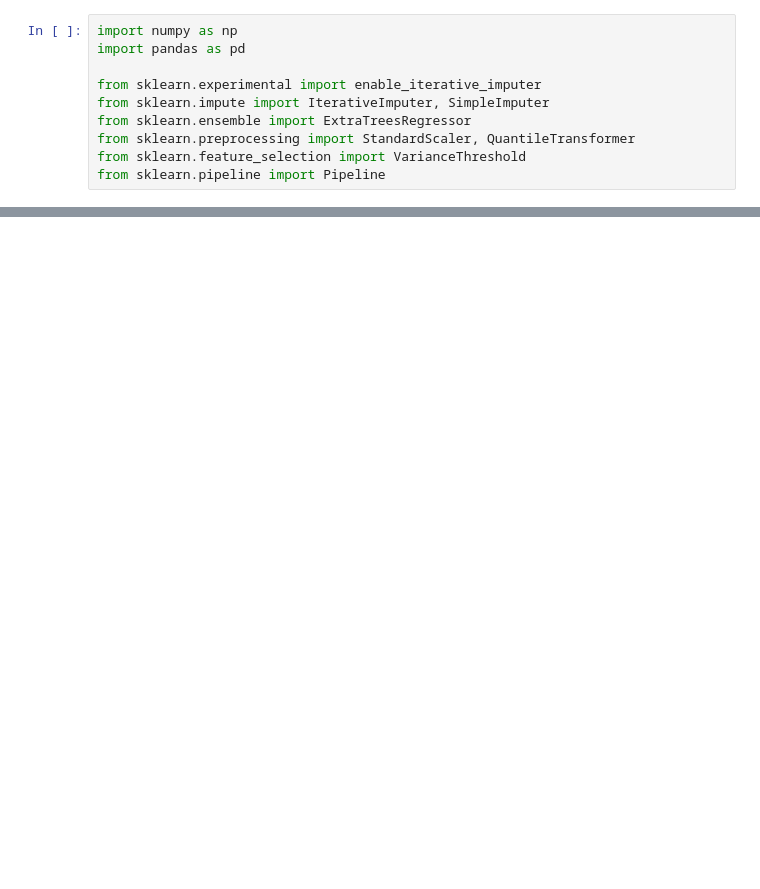
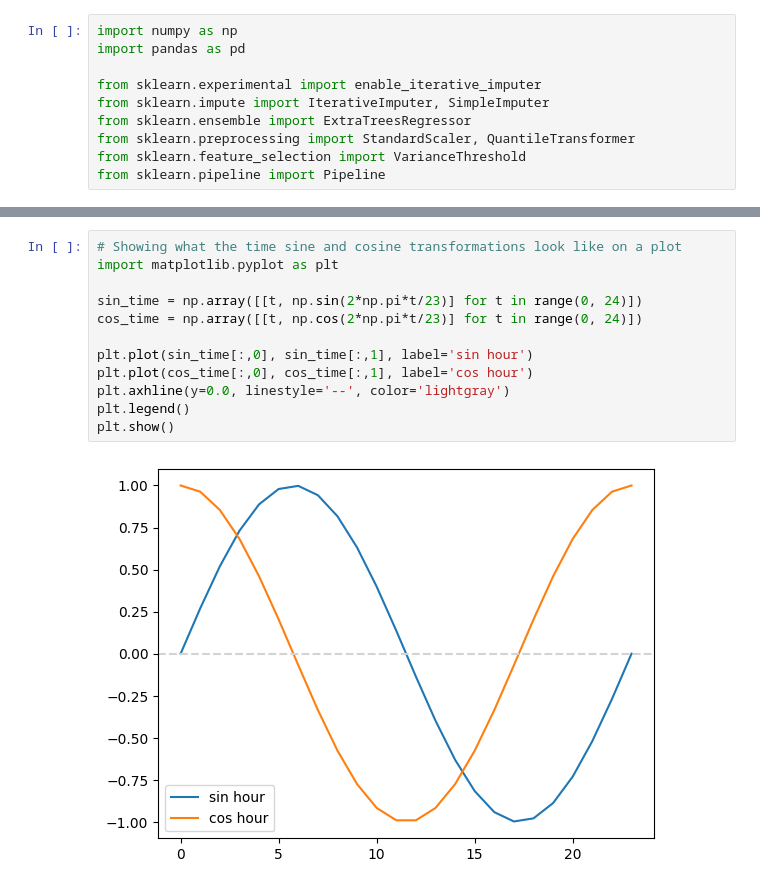
Before and after one commit to minimartzz/tensorflow-cookbook, a Jupyter notebook: ch7 tabular data/tabular_data.ipynb, the cells around one changed output, grey strips where cells are left out. Cells and saved outputs as stored; diff of their text form; blank space fills up the shorter version.

```diff
--- a/ch7 tabular data/tabular_data.ipynb
+++ b/ch7 tabular data/tabular_data.ipynb
@@ -112,0 +268,14 @@ def assemble_numeric_pipeline(
+# %%
+# Showing what the time sine and cosine transformations look like on a plot
+import matplotlib.pyplot as plt
+
+sin_time = np.array([[t, np.sin(2*np.pi*t/23)] for t in range(0, 24)])
+cos_time = np.array([[t, np.cos(2*np.pi*t/23)] for t in range(0, 24)])
+
+plt.plot(sin_time[:,0], sin_time[:,1], label='sin hour')
+plt.plot(cos_time[:,0], cos_time[:,1], label='cos hour')
+plt.axhline(y=0.0, linestyle='--', color='lightgray')
+plt.legend()
+plt.show()
+# %% [output]
+[figure, added]
```
Also changed, not shown: parts of 54 cells of this notebook.
